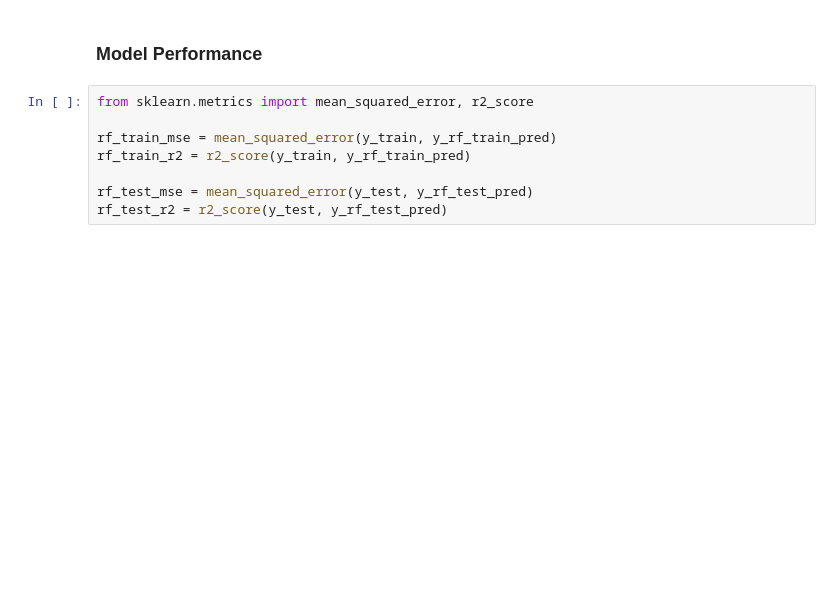
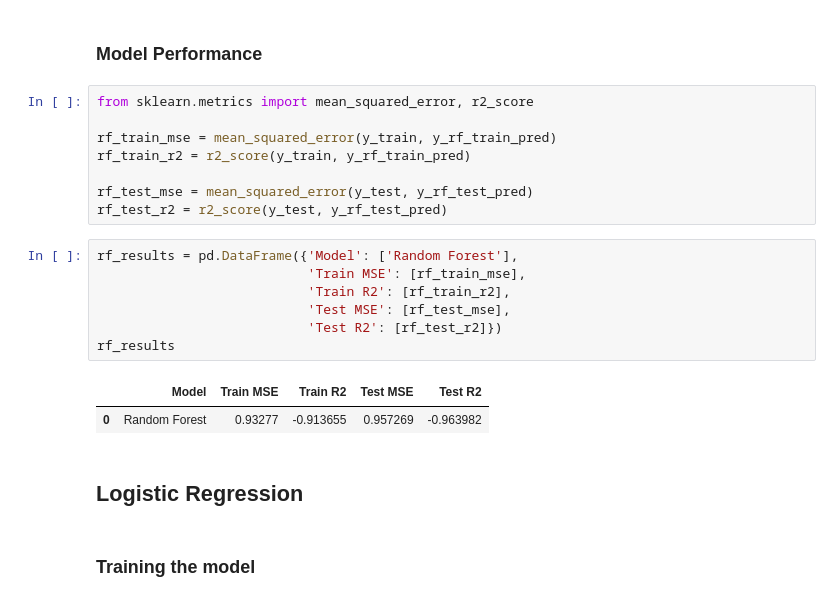
Before and after one commit to saimanjrekar0403/ML-Learning-1, a Jupyter notebook: first_project.ipynb, the cells around one changed output. Saved outputs shown, nothing was run; the diff lists cells and outputs as text; blank space fills up the shorter version.

```diff
--- a/first_project.ipynb
+++ b/first_project.ipynb
@@ -149,3 +149,17 @@ rf_train_r2 = r2_score(y_train, y_rf_train_pred)
 
 rf_test_mse = mean_squared_error(y_test, y_rf_test_pred)
 rf_test_r2 = r2_score(y_test, y_rf_test_pred)
+# %%
+rf_results = pd.DataFrame({'Model': ['Random Forest'],
+                           'Train MSE': [rf_train_mse],
+                           'Train R2': [rf_train_r2],
+                           'Test MSE': [rf_test_mse],
+                           'Test R2': [rf_test_r2]})
+rf_results
+# %% [output]
+|  | Model | Train MSE | Train R2 | Test MSE | Test R2 |
+| 0 | Random Forest | 0.93277 | -0.913655 | 0.957269 | -0.963982 |
+# %% [markdown]
+## **Logistic Regression**
+# %% [markdown]
+### **Training the model**
```
Also changed, not shown: parts of 9 cells of this notebook.
